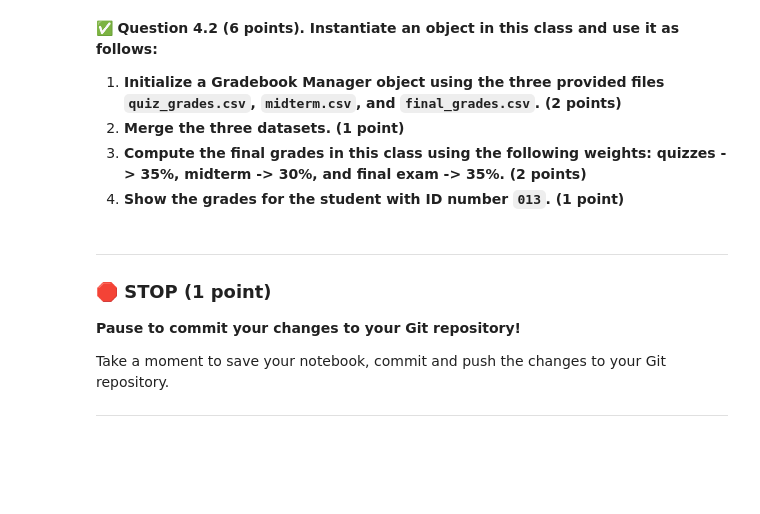
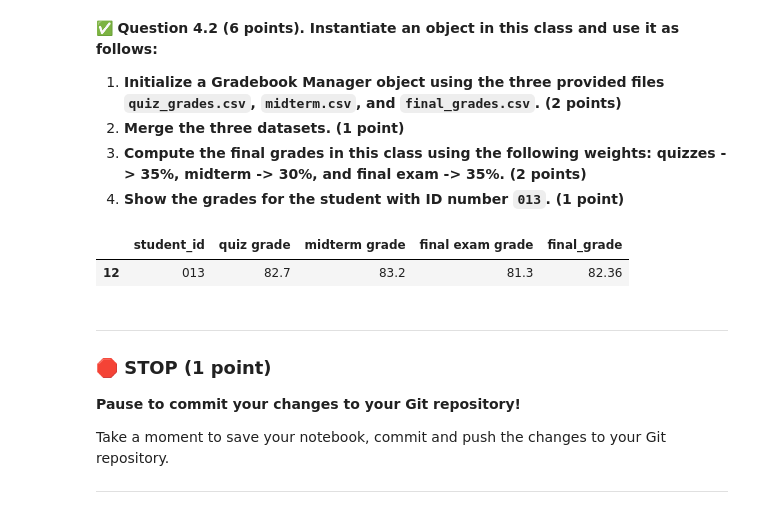
Before and after one commit to Rockypei/CMSE202-f25-turnin, a Jupyter notebook: CMSE202-Midterm-Section003-STUDENT-F25.ipynb, the cells around one changed output. Saved outputs shown, nothing was run; the diff lists cells and outputs as text; code cells hidden in the pictures; blank space fills up the shorter version.

Commit message:
Add files via upload
Part 4 is complete

```diff
--- a/CMSE202-Midterm-Section003-STUDENT-F25.ipynb
+++ b/CMSE202-Midterm-Section003-STUDENT-F25.ipynb
@@ -262,7 +282,10 @@ class GradebookManager:
         Args:
             file_paths (list of str): Paths to CSV files containing student grade data.
         """
-        ... ##COMPLETE THIS PART!
+        self.dataframes = {}
+        self.merged_data = None
+        if file_paths is not None and len(file_paths) > 0:
+            self.load_data(file_paths)
 
 
     def load_data(self, file_paths):
@@ -278,13 +301,13 @@ class GradebookManager:
         """
         for i, path in enumerate(file_paths):
             try:
-                df = ... #COMPLETE THIS: load csv with Pandas
+                df = pd.read_csv(path)
                 self.dataframes[f'dataset_{i+1}'] = df
 
-            except ...: #COMPLETE THIS LINE!
+            except FileNotFoundError:
                 print(f"Error: File not found at {path}")
 
-            except ...: #COMPLETE THIS LINE!
+            except pd.errors.EmptyDataError:
                 print(f"Error: Empty CSV file at {path}")
 
 
@@ -301,7 +324,7 @@ class GradebookManager:
             None
         """
         if not self.dataframes:
-            ... #COMPLETE THIS LINE!
+            print("No dataframes loaded. Please run load_data first.")
             return
 
         first_df_key = list(self.dataframes.keys())[0]
@@ -324,23 +347,23 @@ class GradebookManager:
         Returns:
             pd.DataFrame or None: DataFrame with final grades added, or None if data not merged.
         """
-        if ...: #COMPLETE THIS: CHECK THAT DATASETS HAVE BEEN MERGED FIRST
+        if self.merged_data is None:
             print("Data not merged. Please run merge_datasets first.")
             return None
 
-        # Placeholder for implementation
+        df = self.merged_data.copy()
         if weights:
 
             final_grades = 0
             for key, weight in weights.items():
                 cols = [col for col in df.columns if key in col.lower()]
                 if cols:
-                    final_grades += ...  # COMPLETE THIS: Implement weighted average calculation
+                    final_grades += weight * df[cols].mean(axis=1, skipna=True)
                 else:
                     print(f"Warning: No columns found for '{key}'")
             df['final_grade'] = final_grades
         else:
-            df['final_grade'] = ... # COMPLETE THIS: Implement simple average calculation
+            df['final_grade'] = df[numeric_cols].mean(axis=1, skipna=True)
 
         self.merged_data = df
         return df  # return a new DataFrame with final grades
@@ -355,7 +378,7 @@ class GradebookManager:
         Returns:
             pd.DataFrame or None: A DataFrame containing the student's grades, or None if not found or data not merged.
         """
-        if ...: #COMPLETE THIS: CHECK THAT DATASETS HAVE BEEN MERGED FIRST
+        if self.merged_data is None:
             print("Data not merged. Please run merge_datasets first.")
             return None
 
@@ -364,8 +387,7 @@ class GradebookManager:
 
         # Normalize the input student_id similarly
         student_id_str = str(student_id).zfill(3)
-
-        return self.merged_data[self.merged_data['student_id'] == ...]   #COMPLETE THIS LINE!
+        return self.merged_data[self.merged_data['student_id'] == student_id_str]   #COMPLETE THIS LINE!
 # %% [markdown]
 &#9989; **Question 4.2 (6 points). Instantiate an object in this class and use it as follows:**
 1. **Initialize a Gradebook Manager object using the three provided files `quiz_grades.csv`, `midterm.csv`, and `final_grades.csv`. (2 points)**
@@ -374,6 +396,14 @@ class GradebookManager:
 4. **Show the grades for the student with ID number `013`. (1 point)**
 # %%
 ### Put your code here
+gb = GradebookManager(["quiz_grades.csv", "midterm.csv", "final_grades.csv"])
+gb.merge_datasets(on_column="student_id", how="outer")
+weights = {"quiz": 0.35, "midterm": 0.30, "final": 0.35}
+final_df = gb.calculate_final_grades(weights=weights)
+gb.get_student_grades("013")
+# %% [output]
+|  | student_id | quiz grade | midterm grade | final exam grade | final_grade |
+| 12 | 013 | 82.7 | 83.2 | 81.3 | 82.36 |
 # %% [markdown]
 ---
 ### &#128721; STOP (1 point)
```
Also changed, not shown: parts of 2 cells of this notebook.
